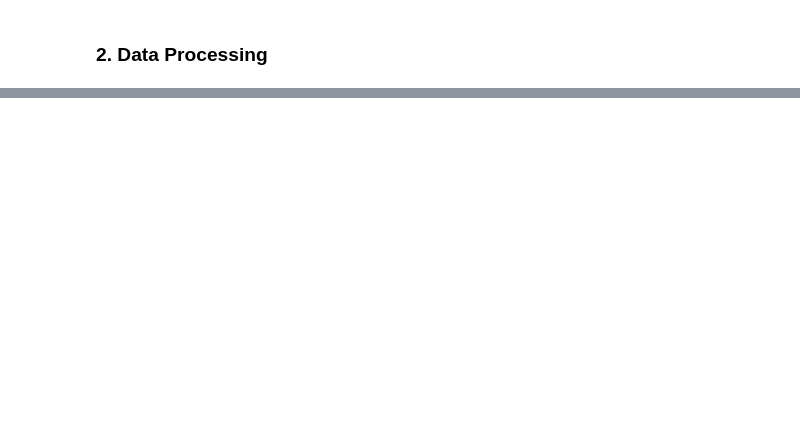
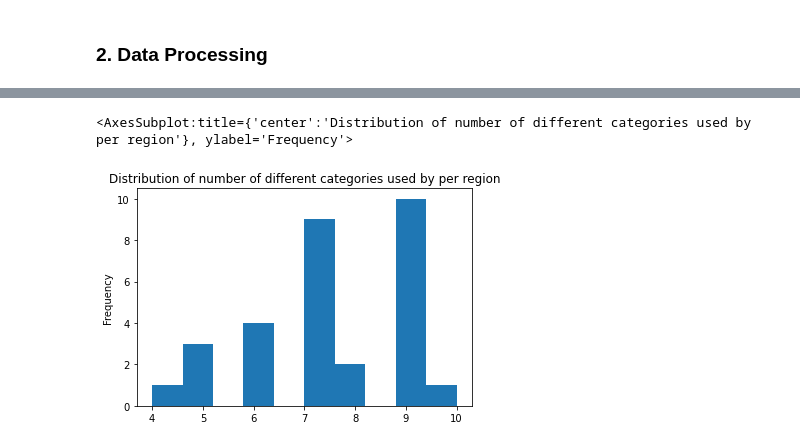
Before and after one commit to Ghalicb/historical-cookbook-digitalisation, a Jupyter notebook: src/recipes_analysis.ipynb, the cells around one changed output, grey strips where cells are left out. Cells and saved outputs as stored; diff of their text form; code cells hidden in the pictures; blank space fills up the shorter version.

Commit message:
add plots

```diff
--- a/src/recipes_analysis.ipynb
+++ b/src/recipes_analysis.ipynb
@@ -103,0 +110,5 @@ set([k for (k, v) in contents_multiset.items() if v > 1])
+# %%
+recipes_analysis = recipes_df.copy()
+recipes_analysis['content'] = ''
+recipes_analysis['ingredient'] = ''
+recipes_analysis['category'] = ''
@@ -103,0 +152,5 @@ set([k for (k, v) in contents_multiset.items() if v > 1])
+# %%
+bycat = recipes_analysis.groupby('subregion')['category'].sum().reset_index()
+bycat['category_set'] = bycat['category'].apply(lambda x: set(x))
+bycat['cat_num'] = bycat['category'].apply(lambda x: len(x))
+bycat
@@ -103,0 +175,7 @@ set([k for (k, v) in contents_multiset.items() if v > 1])
+# %%
+bycat.cat_num.plot(kind='hist',
+  title='Distribution of number of different categories used by per region',
+  xlabel='Number of categories')
+# %% [output]
+<AxesSubplot:title={'center':'Distribution of number of different categories used by per region'}, ylabel='Frequency'>
+[figure, added]
```
Also changed, not shown: parts of 19 cells of this notebook.
